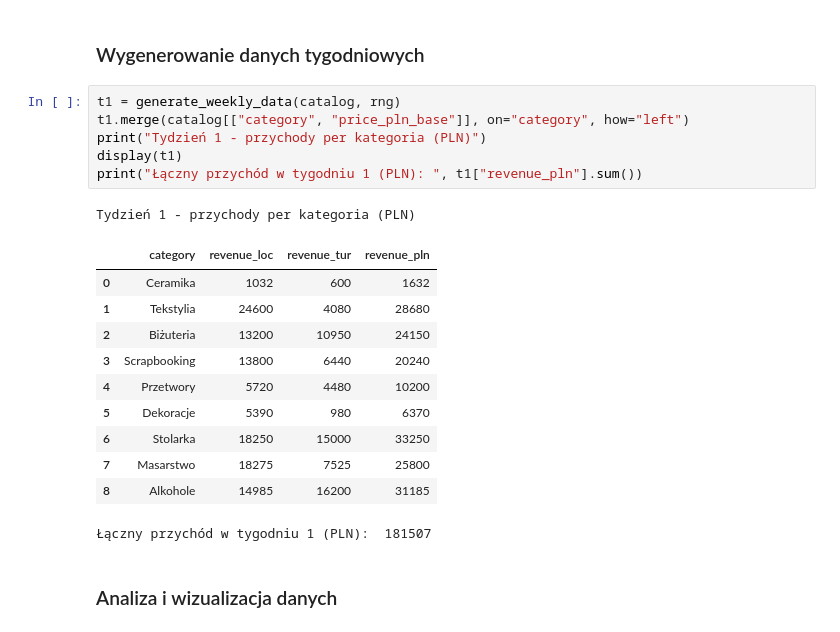
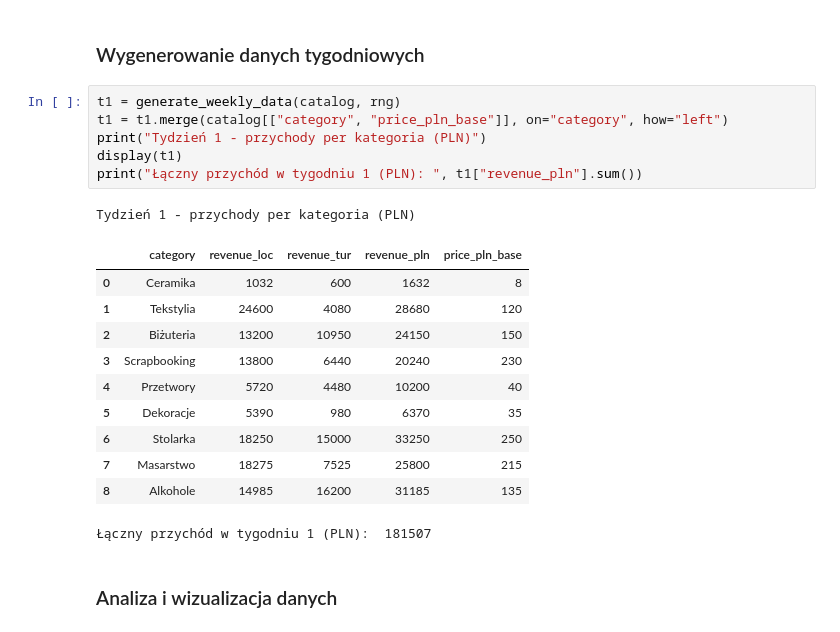
Before and after one commit to filarskikacper/DataVisualization, a Jupyter notebook: 01-bar.ipynb, the cells around one changed output. Saved outputs shown, nothing was run; the diff lists cells and outputs as text.

```diff
--- a/01-bar.ipynb
+++ b/01-bar.ipynb
@@ -84,22 +84,22 @@ def generate_weekly_data(catalog, rng, variance=0.15, boost_loc=0.0, boost_tur=0
 ### Wygenerowanie danych tygodniowych
 # %%
 t1 = generate_weekly_data(catalog, rng)
-t1.merge(catalog[["category", "price_pln_base"]], on="category", how="left")
+t1 = t1.merge(catalog[["category", "price_pln_base"]], on="category", how="left")
 print("Tydzień 1 - przychody per kategoria (PLN)")
 display(t1)
 print("Łączny przychód w tygodniu 1 (PLN): ", t1["revenue_pln"].sum())
 # %% [output]
 Tydzień 1 - przychody per kategoria (PLN)
-|  | category | revenue_loc | revenue_tur | revenue_pln |
-| 0 | Ceramika | 1032 | 600 | 1632 |
-| 1 | Tekstylia | 24600 | 4080 | 28680 |
-| 2 | Biżuteria | 13200 | 10950 | 24150 |
-| 3 | Scrapbooking | 13800 | 6440 | 20240 |
-| 4 | Przetwory | 5720 | 4480 | 10200 |
-| 5 | Dekoracje | 5390 | 980 | 6370 |
-| 6 | Stolarka | 18250 | 15000 | 33250 |
-| 7 | Masarstwo | 18275 | 7525 | 25800 |
-| 8 | Alkohole | 14985 | 16200 | 31185 |
+|  | category | revenue_loc | revenue_tur | revenue_pln | price_pln_base |
+| 0 | Ceramika | 1032 | 600 | 1632 | 8 |
+| 1 | Tekstylia | 24600 | 4080 | 28680 | 120 |
+| 2 | Biżuteria | 13200 | 10950 | 24150 | 150 |
+| 3 | Scrapbooking | 13800 | 6440 | 20240 | 230 |
+| 4 | Przetwory | 5720 | 4480 | 10200 | 40 |
+| 5 | Dekoracje | 5390 | 980 | 6370 | 35 |
+| 6 | Stolarka | 18250 | 15000 | 33250 | 250 |
+| 7 | Masarstwo | 18275 | 7525 | 25800 | 215 |
+| 8 | Alkohole | 14985 | 16200 | 31185 | 135 |
 Łączny przychód w tygodniu 1 (PLN):  181507
 # %% [markdown]
 ### Analiza i wizualizacja danych
```
Also changed, not shown: parts of 19 cells of this notebook.
